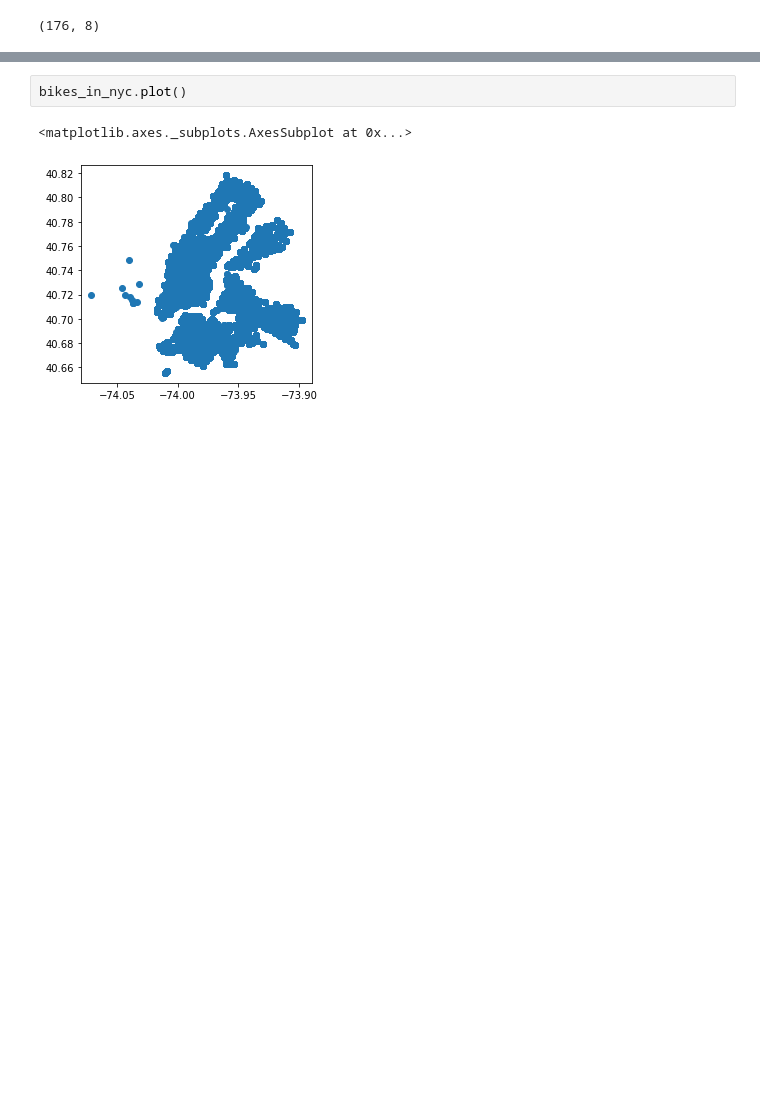
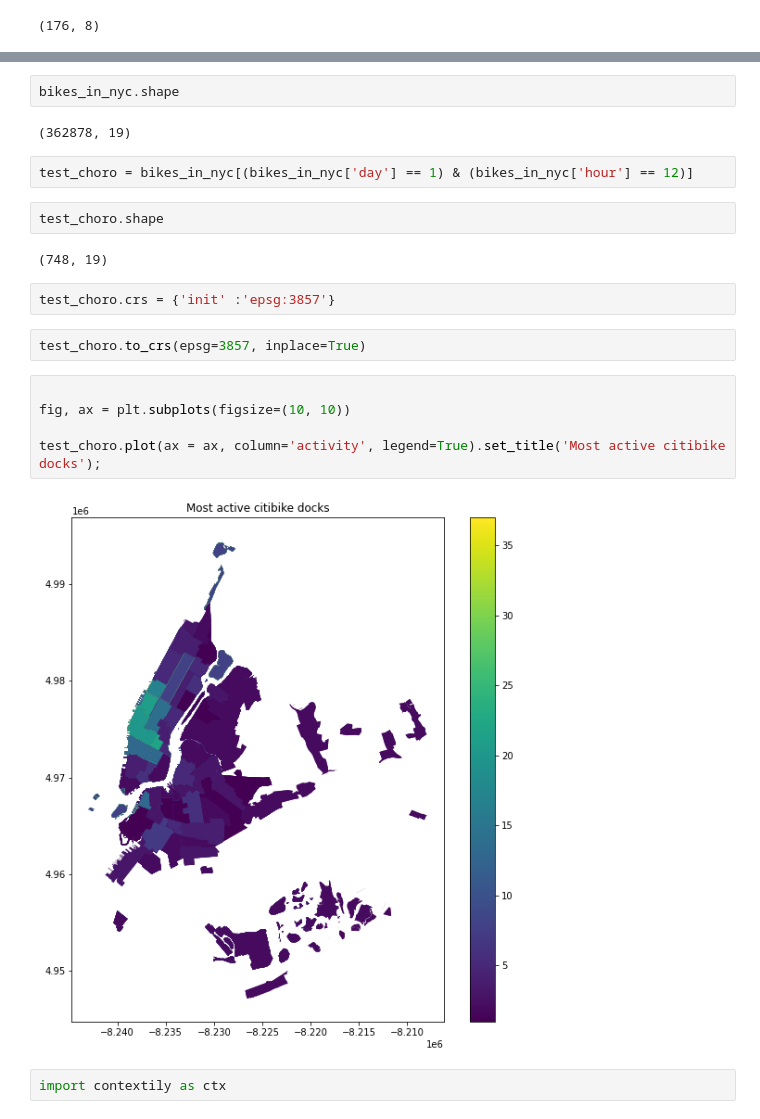
Before and after one commit to annaguidi/citibike_ridership_timelapse, a Jupyter notebook: final project.ipynb, the cells around one changed output, grey strips where cells are left out. Cells and saved outputs as stored; diff of their text form; blank space fills up the shorter version.

```diff
--- a/final project.ipynb
+++ b/final project.ipynb
@@ -270,5 +307,23 @@ bikes_in_nyc.head()
 # %%
-bikes_in_nyc.plot()
+bikes_in_nyc.shape
 # %% [output]
-<matplotlib.axes._subplots.AxesSubplot at 0x...>
+(362878, 19)
-[figure, removed]
+# %%
+test_choro = bikes_in_nyc[(bikes_in_nyc['day'] == 1) & (bikes_in_nyc['hour'] == 12)]
+# %%
+test_choro.shape
+# %% [output]
+(748, 19)
+# %%
+test_choro.crs = {'init' :'epsg:3857'}
+# %%
+test_choro.to_crs(epsg=3857, inplace=True)
+# %%
+
+fig, ax = plt.subplots(figsize=(10, 10))
+
+test_choro.plot(ax = ax, column='activity', legend=True).set_title('Most active citibike docks');
+# %% [output]
+[figure, added]
+# %%
+import contextily as ctx
```
Also changed, not shown: parts of 20 cells of this notebook.
